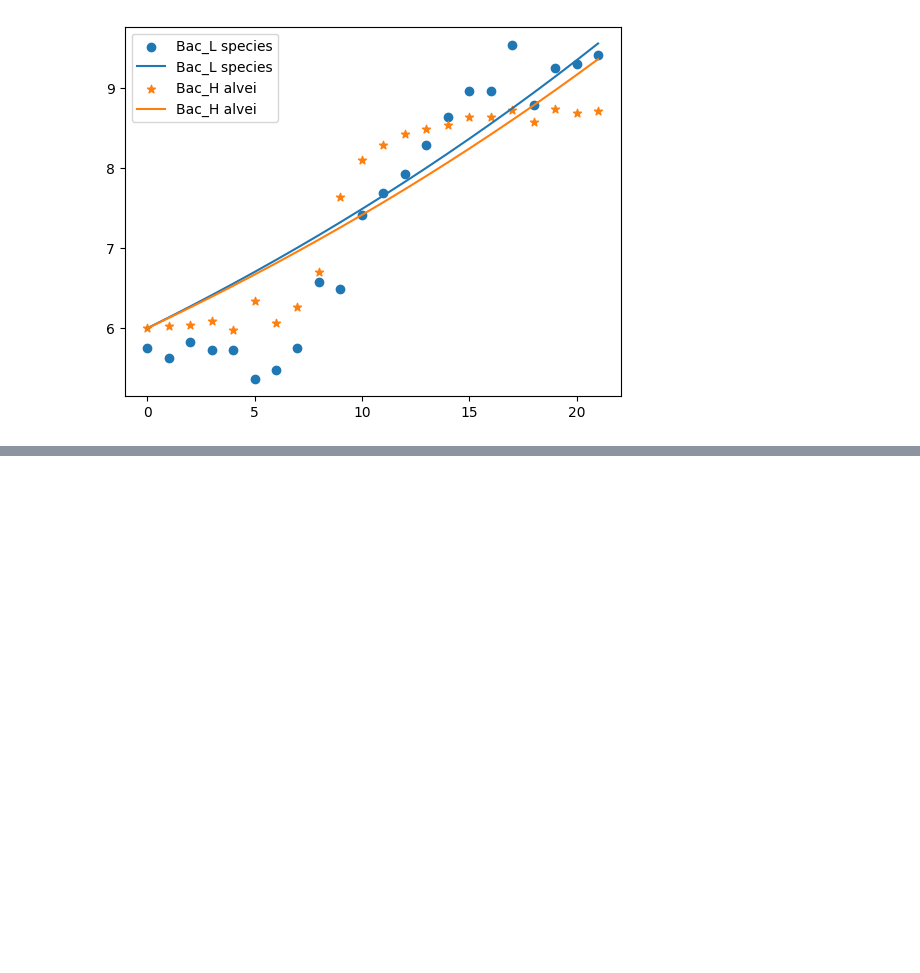
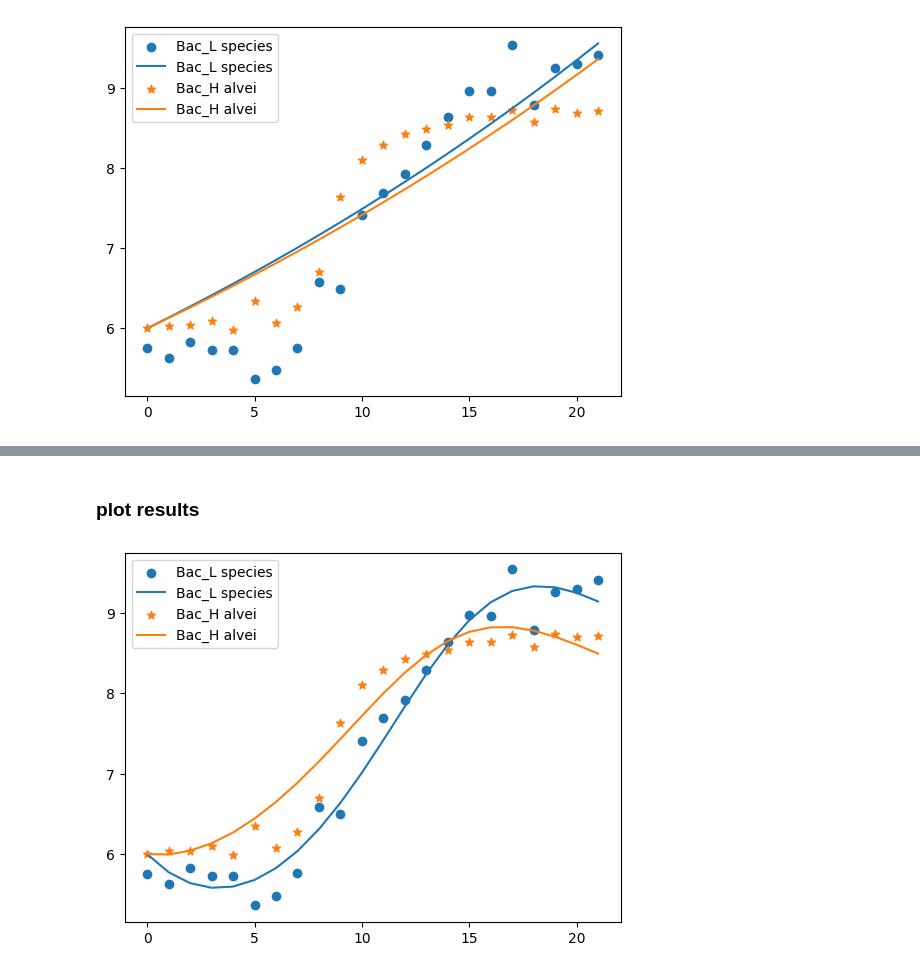
Before and after one commit to eagmon/notebook_tests, a Jupyter notebook: sim_study_work2.ipynb, the cells around one changed output, grey strips where cells are left out. Drawn from its saved outputs; the diff is of its cells as text; code cells hidden in the pictures; blank space fills up the shorter version.

Commit message:
redo co-culture with differential evolution

```diff
--- a/sim_study_work2.ipynb
+++ b/sim_study_work2.ipynb
@@ -149,10 +131,3 @@ plt.legend()
 plt.show()
 # %% [output]
 [figure]
-# %%
-# reformat the data into numpy arrays so that curve_fit
-time_data = np.array(species_data[species_names[0]]['times'])
-
-population_data = np.zeros((len(time_data), len(species_names)))
-for i, species in enumerate(species_names):
-    population_data[:, i] = species_data[species]['population']
@@ -167,4 +133,0 @@ guess
-# %%
-population_data_flattened = population_data.flatten()
-
-params, cov = curve_fit(generalized_lotka_volterra, time_data, population_data_flattened, p0=guess)
@@ -196,0 +151,19 @@ curve_fit(f, xdata, ydata, p0=None, sigma=None, absolute_sigma=False, check_fini
+# %%
+# Define bounds for each parameter (growth rates and interactions)
+# Example bounds: growth rates might be between -1 and 1, interactions between -0.1 and 0.1
+bounds = [(-1, 1)] * NUM_SPECIES + [(-0.1, 0.1)] * (NUM_SPECIES * NUM_SPECIES)
+
+# Perform the differential evolution optimization
+result = differential_evolution(
+    objective,
+    bounds,
+    args=(time_data, population_data_flattened),
+    strategy='best1bin',
+    maxiter=1000,
+    popsize=15,
+    tol=0.01,
+    mutation=(0.5, 1),
+    recombination=0.7
+)
+
+print("Fitted parameters:", result.x)
@@ -196,0 +190,3 @@ curve_fit(f, xdata, ydata, p0=None, sigma=None, absolute_sigma=False, check_fini
+# %%
+fitted_results2 = generalized_lotka_volterra(time_data, *result.x).reshape(len(time_data),NUM_SPECIES)
+fitted_results2
@@ -196,0 +211,15 @@ curve_fit(f, xdata, ydata, p0=None, sigma=None, absolute_sigma=False, check_fini
+# %% [markdown]
+### plot results
+# %%
+plt.figure()
+
+for i in range(NUM_SPECIES):
+
+    plt.scatter(time_data, population_data[:, i], marker=markers[i], label=species_names[i])
+
+    plt.plot(time_data, fitted_results2[:,i], label=species_names[i])
+
+plt.legend()
+plt.show()
+# %% [output]
+[figure, added]
```
Also changed, not shown: parts of 14 cells of this notebook, 1 other file.
